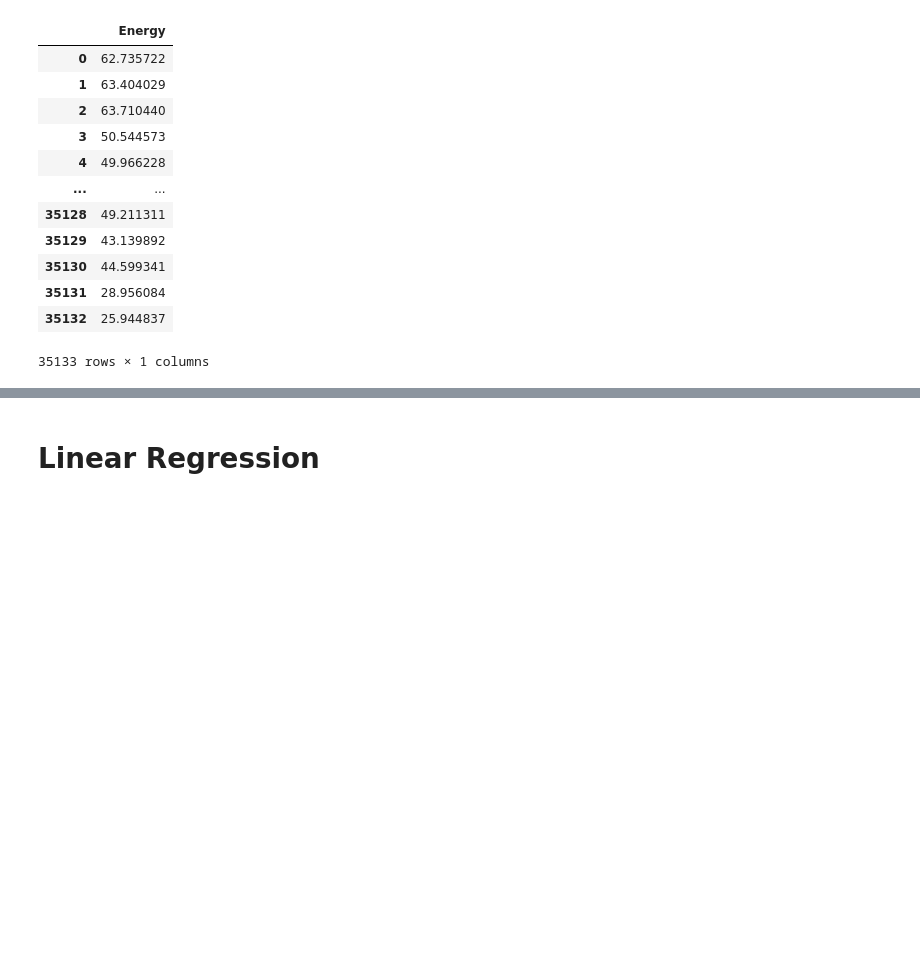
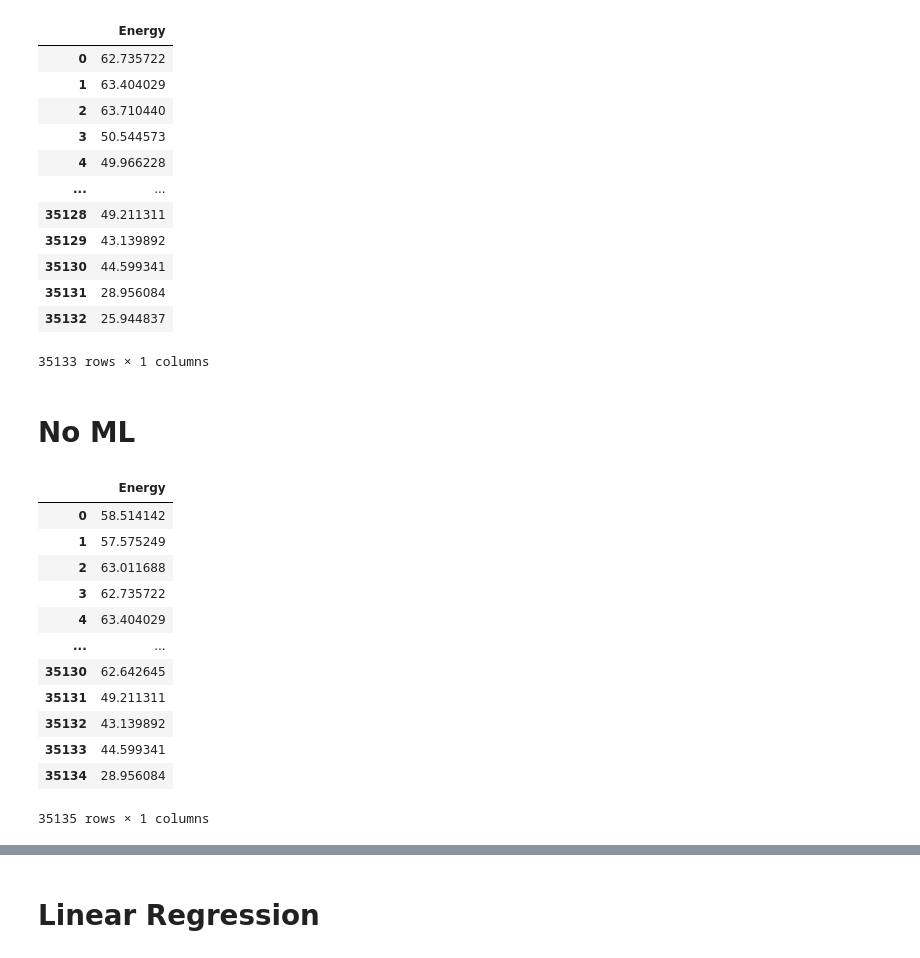
Before and after one commit to franciscomonteiro85/rec-energy-prediction-algorithm, a Jupyter notebook: notebooks/porto/Aggregated_Porto.ipynb, the cells around one changed output, grey strips where cells are left out. Saved outputs shown, nothing was run; the diff lists cells and outputs as text; code cells hidden in the pictures; blank space fills up the shorter version.

```diff
--- a/notebooks/porto/Aggregated_Porto.ipynb
+++ b/notebooks/porto/Aggregated_Porto.ipynb
@@ -98,3 +101,24 @@ yt
 | 35131 | 28.956084 |
 | 35132 | 25.944837 |
 35133 rows × 1 columns
+# %% [markdown]
+# No ML
+# %%
+X15 = df_total.copy()
+X15 = X15.iloc[:-1]
+X15.reset_index(drop=True, inplace=True)
+X15
+# %% [output]
+|  | Energy |
+| 0 | 58.514142 |
+| 1 | 57.575249 |
+| 2 | 63.011688 |
+| 3 | 62.735722 |
+| 4 | 63.404029 |
+| ... | ... |
+| 35130 | 62.642645 |
+| 35131 | 49.211311 |
+| 35132 | 43.139892 |
+| 35133 | 44.599341 |
+| 35134 | 28.956084 |
+35135 rows × 1 columns
```
Also changed, not shown: parts of 47 cells of this notebook, 8 other files.
